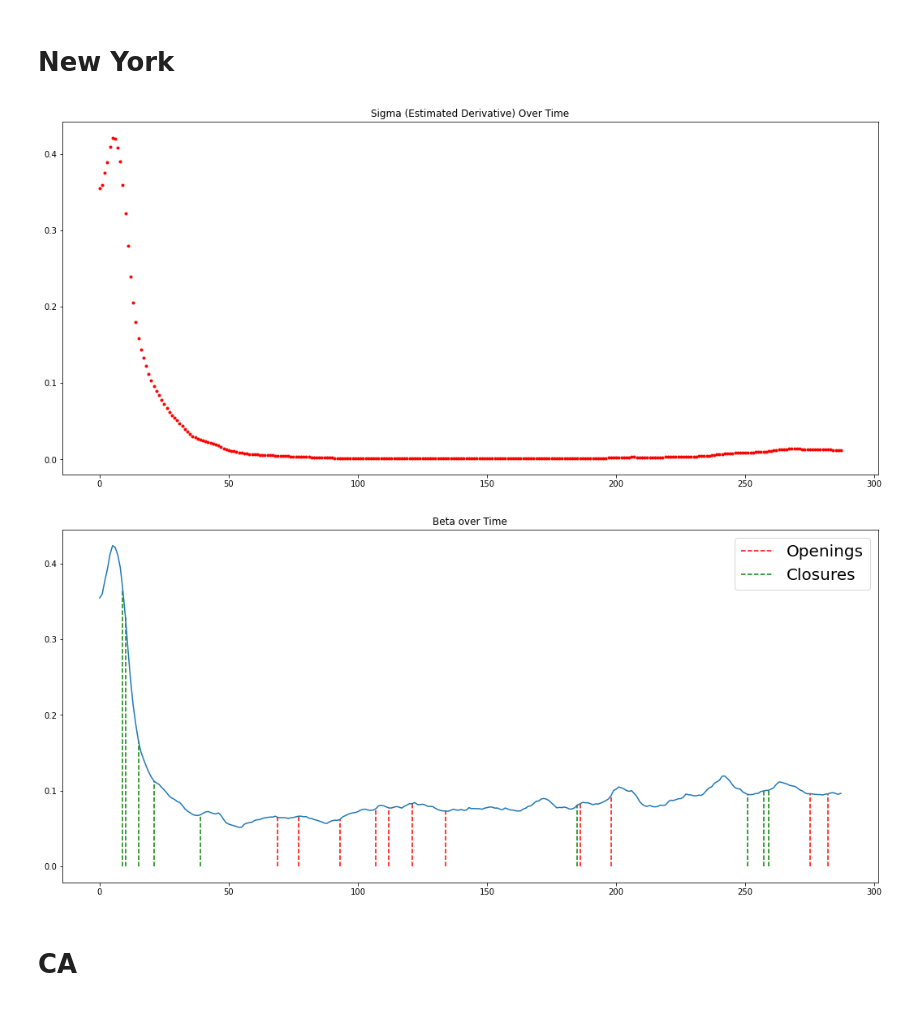
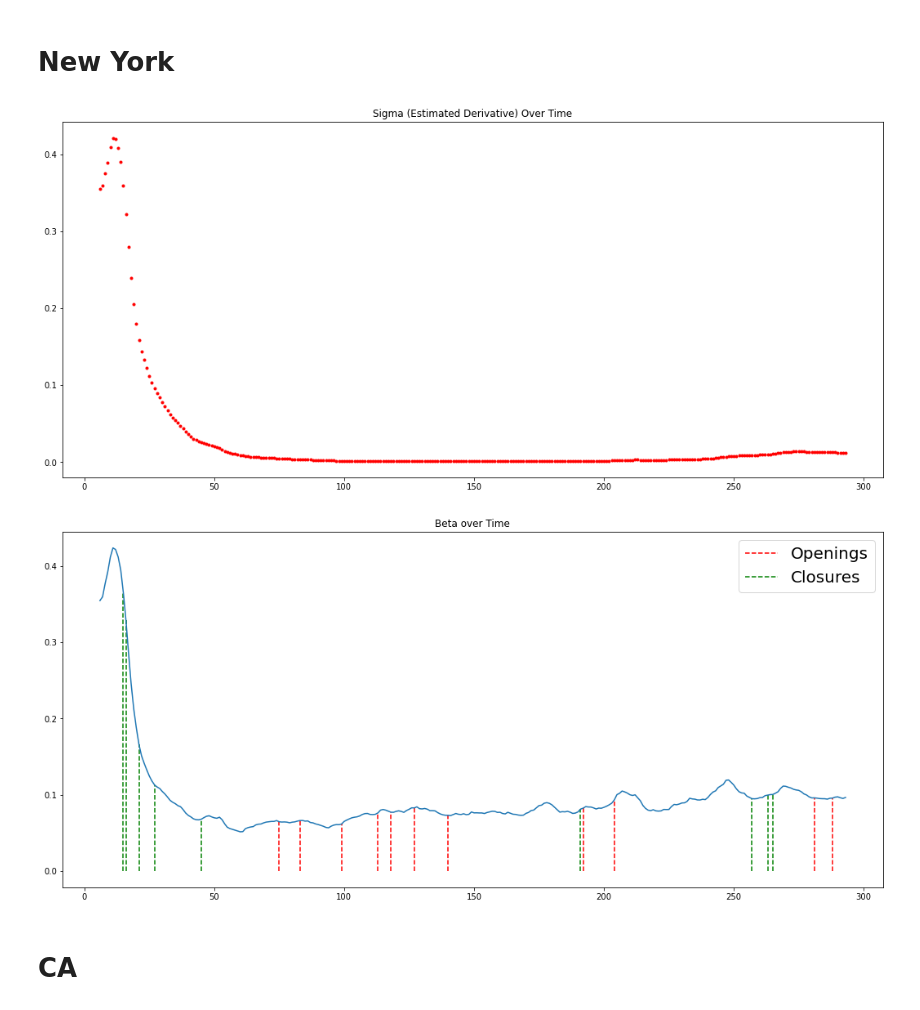
Before and after one commit to holiday-pettijohn/COVID-Tracking-Biola-Summer, a Jupyter notebook: Code/Beta Approximation.ipynb, the cells around one changed output. Drawn from its saved outputs; the diff is of its cells as text; code cells hidden in the pictures.

Commit message:
Shifted all of the dates over based on the window size, and added window size as a variable to pass to functions

```diff
--- a/Code/Beta Approximation.ipynb
+++ b/Code/Beta Approximation.ipynb
@@ -31,9 +31,8 @@ def approxRecovered(infect):
     return recovG
 
 
-def getBeta(pop, q, infect, dead):
+def getBeta(pop, q, infect, dead, winSize):
 
-    winSize = 13
     sigma = regressionSlopeSeries(infect, winSize )
     recov = approxRecovered(infect)
     infectN = infect - recov - dead
@@ -42,9 +41,10 @@ def getBeta(pop, q, infect, dead):
     It = infectN
     halfwin = winSize // 2
     Beta = sigma * (q * pop + It[halfwin:len(It)-halfwin] - Zt[halfwin:len(It)-halfwin]) / (It[halfwin:len(It)-halfwin] * (q * pop - Zt[halfwin:len(It)-halfwin])) * Zt[halfwin:len(It)-halfwin]
+    x = np.arange(6,len(beta)+6) #Change the 6 based on the window size
 
-    fig,ax = plt.subplots(figsize = (18,8))
-    ax.plot(sigma, '.', color = 'red')
+    fig, ax = plt.subplots(figsize = (18,8))
+    ax.plot(x,sigma, '.', color = 'red')
     ax.set_title("Sigma (Estimated Derivative) Over Time")
 
     return Beta
@@ -104,7 +104,7 @@ def getOandC(filename):
             O.append(aData[i][0])
     return O,C
 
-def displayOandC(filename, beta, ax, dates):
+def displayOandC(filename, beta, ax, dates, window):
     #Add or modify dates for closures or openings here
 
 
@@ -124,20 +124,20 @@ def displayOandC(filename, beta, ax, dates):
     #Variables used to fix legend duplications
     temp1 = 0
     temp2 = 0
-
+    halfWin = window // 2
     #Add the dashed lines going up to the beta curve
     for i in range(len(Oind)):
         if(temp1 == 0):
-            plt.vlines(x = Oind[i],color ='red',ymin = 0,linestyle = 'dashed', ymax = beta[Oind[i]], label = "Openings")
+            plt.vlines(x = Oind[i] + halfWin,color ='red',ymin = 0,linestyle = 'dashed', ymax = beta[Oind[i]], label = "Openings")
             temp1 = 1
         else:
-            plt.vlines(x = Oind[i],color ='red',ymin = 0,linestyle = 'dashed', ymax = beta[Oind[i]] )
+            plt.vlines(x = Oind[i] + halfWin,color ='red',ymin = 0,linestyle = 'dashed', ymax = beta[Oind[i]] )
     for i in range(len(Cind)):
         if(temp2 == 0):
-            plt.vlines(x = Cind[i],color ='green',ymin = 0,linestyle = 'dashed', ymax = beta[Cind[i]], label = "Closures")
+            plt.vlines(x = Cind[i] + halfWin,color ='green',ymin = 0,linestyle = 'dashed', ymax = beta[Cind[i]], label = "Closures")
             temp2 = 1
         else:
-            plt.vlines(x = Cind[i],color ='green',ymin = 0,linestyle = 'dashed', ymax = beta[Cind[i]])
+            plt.vlines(x = Cind[i] + halfWin,color ='green',ymin = 0,linestyle = 'dashed', ymax = beta[Cind[i]])
     ax.legend(fontsize=20)
 # %% [markdown]
 # Texas
@@ -187,38 +191,41 @@ displayOandC(pathc + file, beta, ax, dates)
 pathc="../Data/Covid Tracking State Data/"
 # modify the path syntax based on the current platform
 if platform.system() == "Windows":
     pathc.replace("/", "\\")
 
 filename = "NY.csv"
 
 dates, infectRaw, recovRaw, deadRaw = SIRD_Model.loadData(pathc + filename)
 
 pop = 20201249
 numDays = 300
 daysToPredict = 30
 infect = infectRaw[0:numDays]
 dead = deadRaw[0:numDays]
 
 gamma = getGamma(infect,dead)
 q = .0754
-beta = getBeta(pop, q, infect, dead)
+window = 13
+hWin = window // 2
+beta = getBeta(pop, q, infect, dead, window)
 #print(gamma, beta)
 
+x = np.arange(hWin,len(beta)+hWin)
 fig, ax = plt.subplots(figsize = (18,8))
-ax.plot(beta)
+ax.plot(x,beta)
 ax.set_title("Beta over Time")
 #plt.yscale("log")
 
 path="../Data/State Closure Data/"
 # modify the path syntax based on the current platform
 if platform.system() == "Windows":
     path.replace("/", "\\")
 
 file = "New York Closure Data.csv"
-displayOandC(path + file, beta, ax, dates)
+displayOandC(path + file, beta, ax, dates,window)
 # %% [output]
-[figure, old version]
+[figure, new version]
-[figure, old version]
+[figure, new version]
 # %% [markdown]
 # CA
 # %%
```
Also changed, not shown: parts of 4 cells of this notebook.
